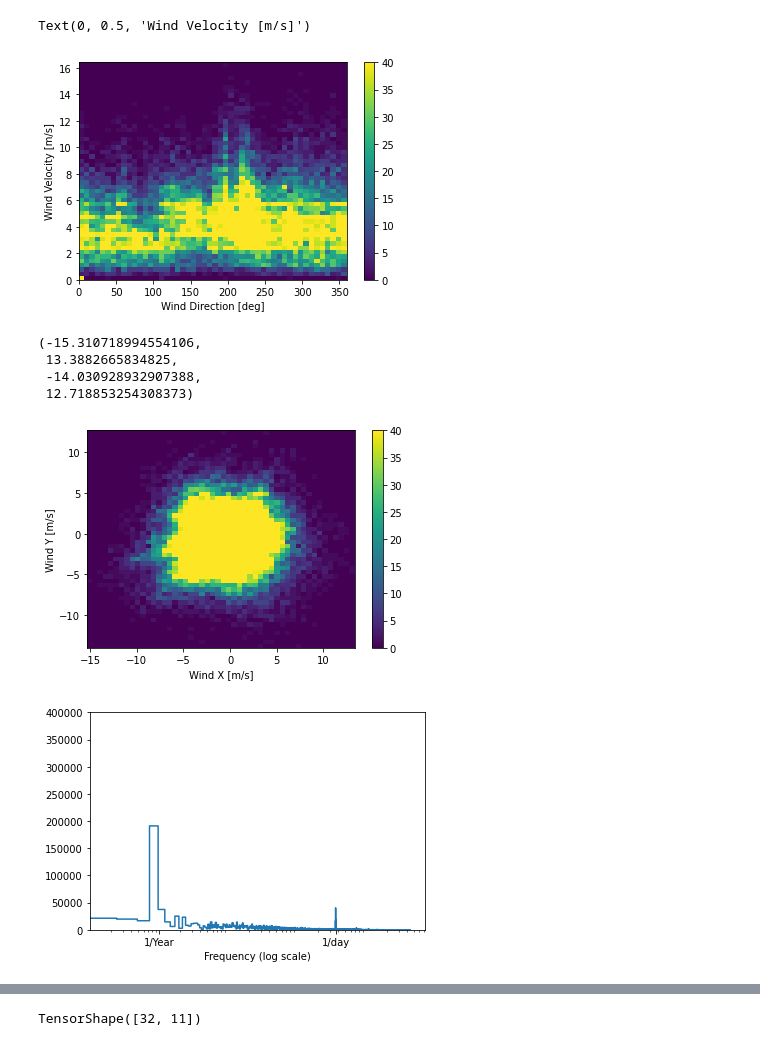
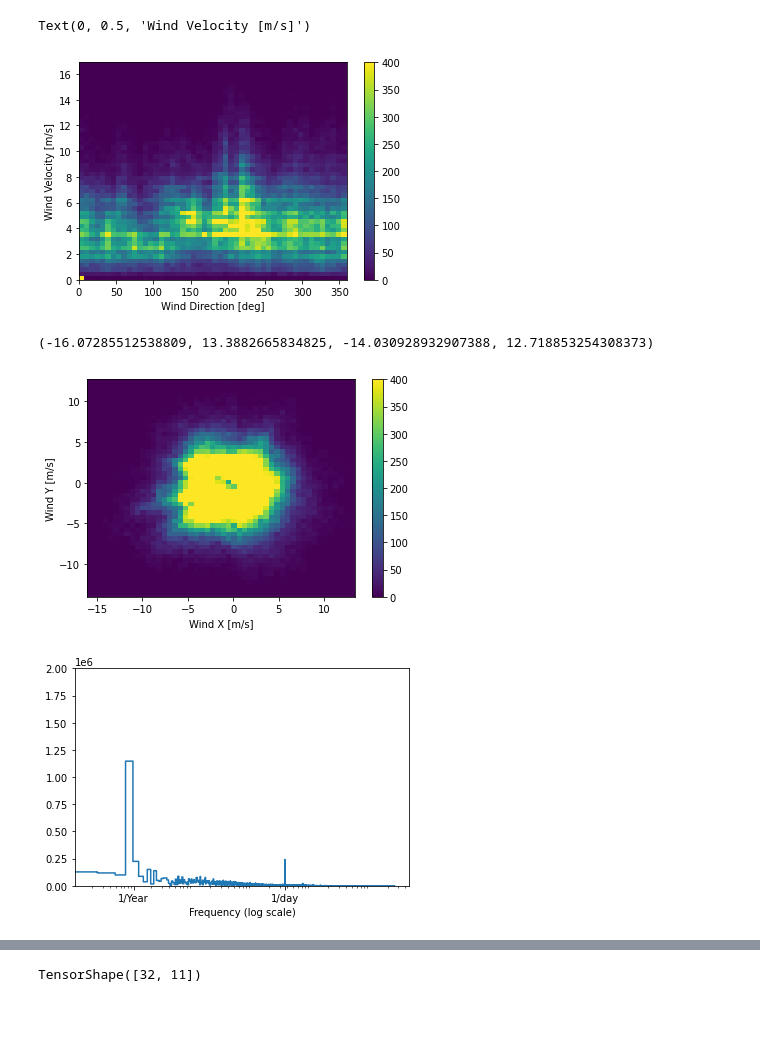
Before and after one commit to ssaily/tms-demo, a Jupyter notebook: machinelearning/multi-step-models.ipynb, the cells around one changed output, grey strips where cells are left out. Drawn from its saved outputs; the diff is of its cells as text; code cells hidden in the pictures; blank space fills up the shorter version.

```diff
--- a/machinelearning/multi-step-models.ipynb
+++ b/machinelearning/multi-step-models.ipynb
@@ -81,6 +150,6 @@ interpo = interpo.iloc[interpo.index.get_level_values(0) == 2052]
 # %%
 # Training set from history file
-df = pd.read_csv('vantaa-2017-2020.csv')
+df = pd.read_csv('vantaa-2017-2020.csv.gz', compression='gzip')
 df['time'] = pd.to_datetime(df[['Pv','Kk','Vuosi', 'Klo']]
                    .astype(str).apply(' '.join, 1), format='%d %m %Y %H:%M')
 df.drop(columns=['Pv','Kk','Vuosi', 'Klo', 'Aikavyöhyke'], inplace=True)
@@ -103,7 +172,7 @@ dtypes: datetime64[ns](1), float64(6)
 memory usage: 13.1 MB
 # %%
 interpo = df.resample('600s').mean().interpolate()
-interpo = interpo[5::6]
-interpo.describe()
+#interpo = interpo[5::6]
+interpo.head(2)
 # %% [output]
 |  | Ilmanpaine (msl) (hPa) | Suhteellinen kosteus (%) | Ilman lämpötila (degC) | Tuulen suunta (deg) | ... |
@@ -120,55 +184,41 @@ wind_direction = interpo['Tuulen suunta (deg)']
 wind_v = interpo['Tuulen nopeus (m/s)']
 wind_v_max = interpo['Puuskanopeus (m/s)']
 # %%
-plt.hist2d(wind_direction, wind_v, bins=(50, 50), vmax=40)
+plt.hist2d(wind_direction, wind_v, bins=(50, 50), vmax=400)
 plt.colorbar()
 plt.xlabel('Wind Direction [deg]')
 plt.ylabel('Wind Velocity [m/s]')
 # %% [output]
 Text(0, 0.5, 'Wind Velocity [m/s]')
-[figure, old version]
+[figure, new version]
-# %%
-# Convert to wind vector
-wv = interpo.pop('Tuulen nopeus (m/s)')
-max_wv = interpo.pop('Puuskanopeus (m/s)')
-
-# Convert to radians.
-wd_rad = interpo.pop('Tuulen suunta (deg)')*np.pi / 180
-
-# Calculate the wind x and y components.
-interpo['Wx'] = wv*np.cos(wd_rad)
-interpo['Wy'] = wv*np.sin(wd_rad)
-
-# Calculate the max wind x and y components.
-interpo['max Wx'] = max_wv*np.cos(wd_rad)
-interpo['max Wy'] = max_wv*np.sin(wd_rad)
+# %%
+# Convert to wind vector
+interpo.wind_vector(interpo.pop('Tuulen nopeus (m/s)'), interpo.pop('Puuskanopeus (m/s)'), interpo.pop('Tuulen suunta (deg)'))
 # %%
-plt.hist2d(interpo['Wx'], interpo['Wy'], bins=(50, 50), vmax=40)
+plt.hist2d(interpo['Wx'], interpo['Wy'], bins=(50, 50), vmax=400)
 plt.colorbar()
 plt.xlabel('Wind X [m/s]')
 plt.ylabel('Wind Y [m/s]')
 ax = plt.gca()
 ax.axis('tight')
 # %% [output]
-(-15.310718994554106,
- 13.3882665834825,
- -14.030928932907388,
- 12.718853254308373)
+(-16.07285512538809, 13.3882665834825, -14.030928932907388, 12.718853254308373)
-[figure, old version]
+[figure, new version]
 # %%
+# look for seasonality although we know that year and day will be important features for weather data
 fft = tf.signal.rfft(interpo['Ilman lämpötila (degC)'])
 f_per_dataset = np.arange(0, len(fft))
 
 n_samples_h = len(interpo['Ilman lämpötila (degC)'])
-hours_per_year = 24*365.2524
-years_per_dataset = n_samples_h/(hours_per_year)
+samples_per_year = 6*24*365.2524 # 10m sampling rate
+years_per_dataset = n_samples_h/(samples_per_year)
 
 f_per_year = f_per_dataset/years_per_dataset
 plt.step(f_per_year, np.abs(fft))
 plt.xscale('log')
-plt.ylim(0, 400000)
+plt.ylim(0, 2000000)
 plt.xlim([0.1, max(plt.xlim())])
 plt.xticks([1, 365.2524], labels=['1/Year', '1/day'])
 _ = plt.xlabel('Frequency (log scale)')
 # %% [output]
-[figure, old version]
+[figure, new version]
```
Also changed, not shown: parts of 39 cells of this notebook.
